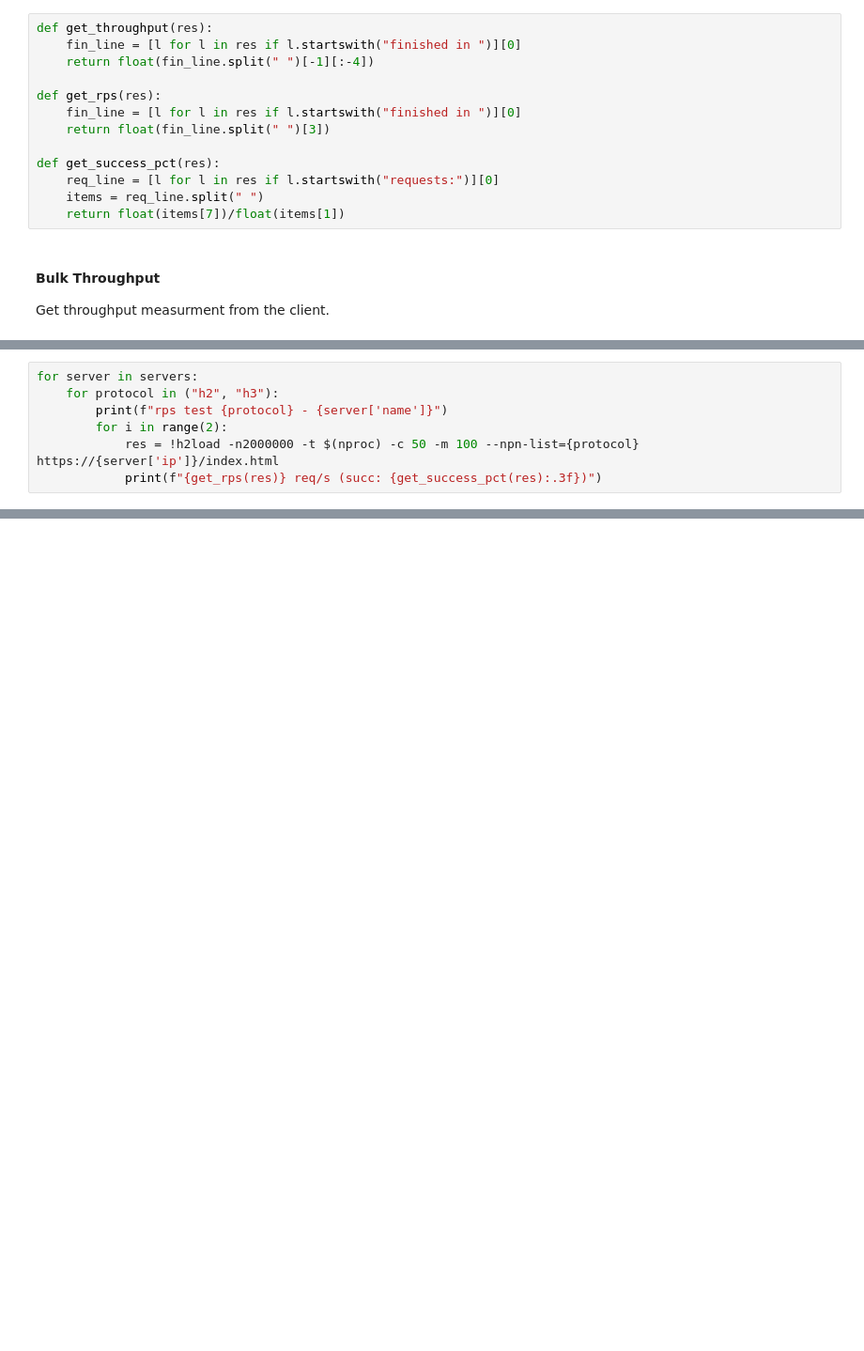
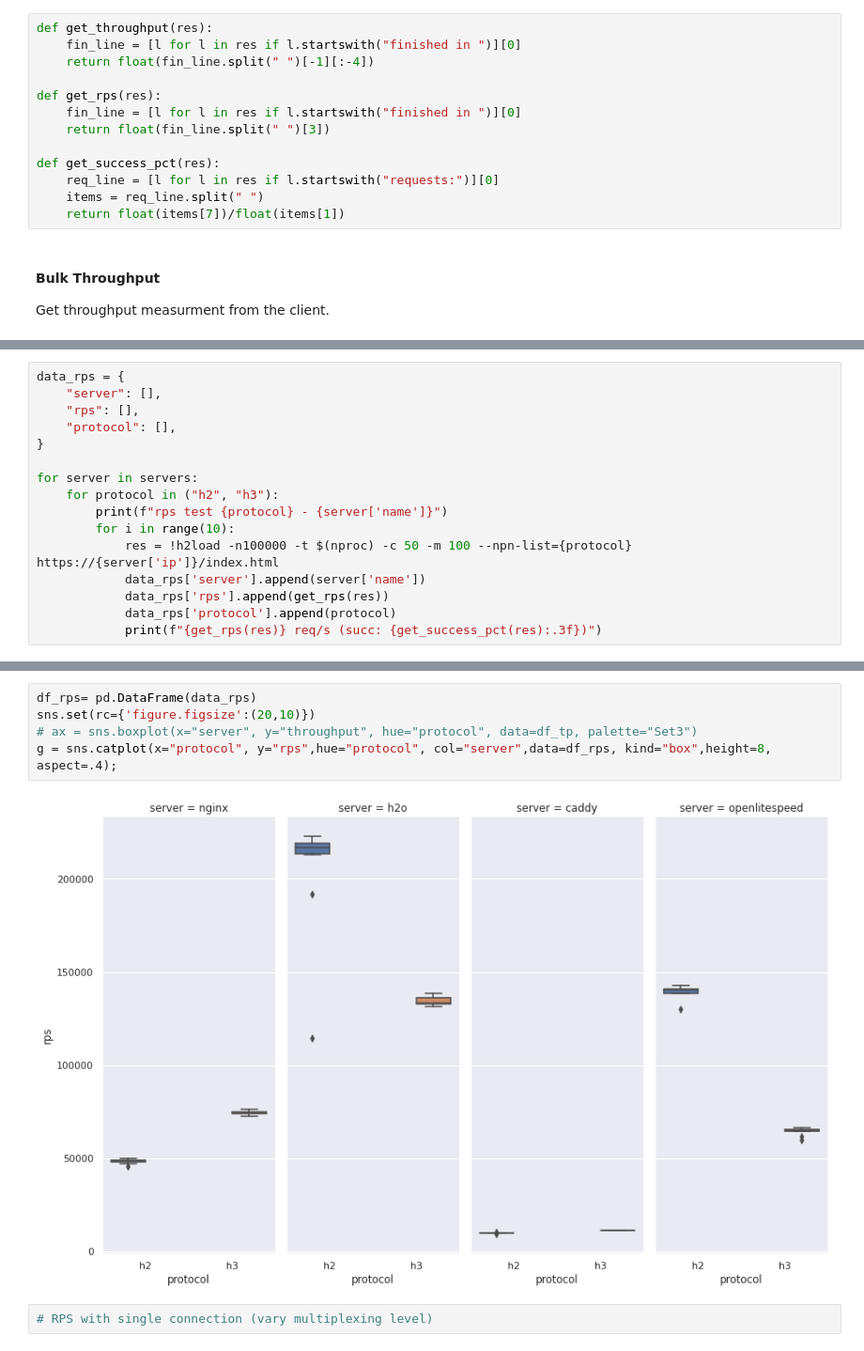
Before and after one commit to antoniszczepanik/quic-performance, a Jupyter notebook: client/analysis.ipynb, the cells around one changed output, grey strips where cells are left out. Shown at 94% size. Saved outputs shown, nothing was run; the diff lists cells and outputs as text; blank space fills up the shorter version.

```diff
--- a/client/analysis.ipynb
+++ b/client/analysis.ipynb
@@ -115,9 +161,18 @@ bulk throughput test h3 - h2o
 # %%
+data_rps = {
+    "server": [],
+    "rps": [],
+    "protocol": [],
+}
+
 for server in servers:
     for protocol in ("h2", "h3"):
         print(f"rps test {protocol} - {server['name']}")
-        for i in range(2):
-            res = !h2load -n2000000 -t $(nproc) -c 50 -m 100 --npn-list={protocol} https://{server['ip']}/index.html
+        for i in range(10):
+            res = !h2load -n100000 -t $(nproc) -c 50 -m 100 --npn-list={protocol} https://{server['ip']}/index.html
+            data_rps['server'].append(server['name'])
+            data_rps['rps'].append(get_rps(res))
+            data_rps['protocol'].append(protocol)
             print(f"{get_rps(res)} req/s (succ: {get_success_pct(res):.3f})")
 # %% [output]
 rps test h2 - nginx
@@ -140,0 +195,9 @@ spawning thread #0: 1 total client(s). 1 total requests
+# %%
+df_rps= pd.DataFrame(data_rps)
+sns.set(rc={'figure.figsize':(20,10)})
+# ax = sns.boxplot(x="server", y="throughput", hue="protocol", data=df_tp, palette="Set3")
+g = sns.catplot(x="protocol", y="rps",hue="protocol", col="server",data=df_rps, kind="box",height=8, aspect=.4);
+# %% [output]
+[figure, added]
+# %%
+# RPS with single connection (vary multiplexing level)
```
Also changed, not shown: parts of 9 cells of this notebook.
